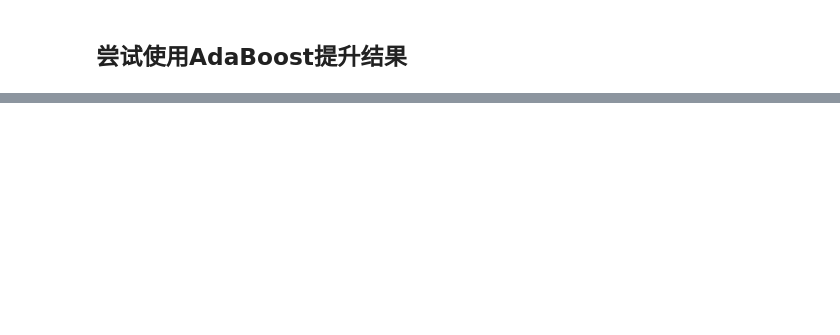
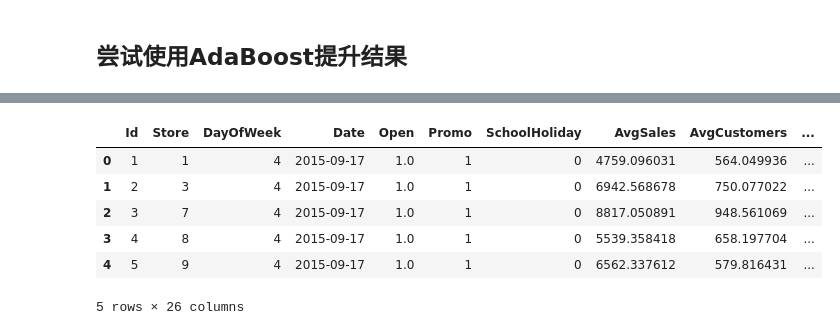
Before and after one commit to lidatou1991/udacity_final_rossmann, a Jupyter notebook: DT-model.ipynb, the cells around one changed output, grey strips where cells are left out. Drawn from its saved outputs; the diff is of its cells as text; code cells hidden in the pictures; blank space fills up the shorter version.

```diff
--- a/DT-model.ipynb
+++ b/DT-model.ipynb
@@ -184,0 +203,15 @@ RMSPE 0.07507810616424736
+# %%
+# 使用test数据集,首先提取特征
+
+test_feature = pd.merge(test,store_comb,on = 'Store',how ='left')
+test_feature = pd.get_dummies(test_feature,columns=['StateHoliday'])
+
+test_feature.head()
+# %% [output]
+|  | Id | Store | DayOfWeek | Date | Open | Promo | SchoolHoliday | AvgSales | AvgCustomers | ... |
+| 0 | 1 | 1 | 4 | 2015-09-17 | 1.0 | 1 | 0 | 4759.096031 | 564.049936 | ... |
+| 1 | 2 | 3 | 4 | 2015-09-17 | 1.0 | 1 | 0 | 6942.568678 | 750.077022 | ... |
+| 2 | 3 | 7 | 4 | 2015-09-17 | 1.0 | 1 | 0 | 8817.050891 | 948.561069 | ... |
+| 3 | 4 | 8 | 4 | 2015-09-17 | 1.0 | 1 | 0 | 5539.358418 | 658.197704 | ... |
+| 4 | 5 | 9 | 4 | 2015-09-17 | 1.0 | 1 | 0 | 6562.337612 | 579.816431 | ... |
+5 rows × 26 columns
```
Also changed, not shown: parts of 9 cells of this notebook.
